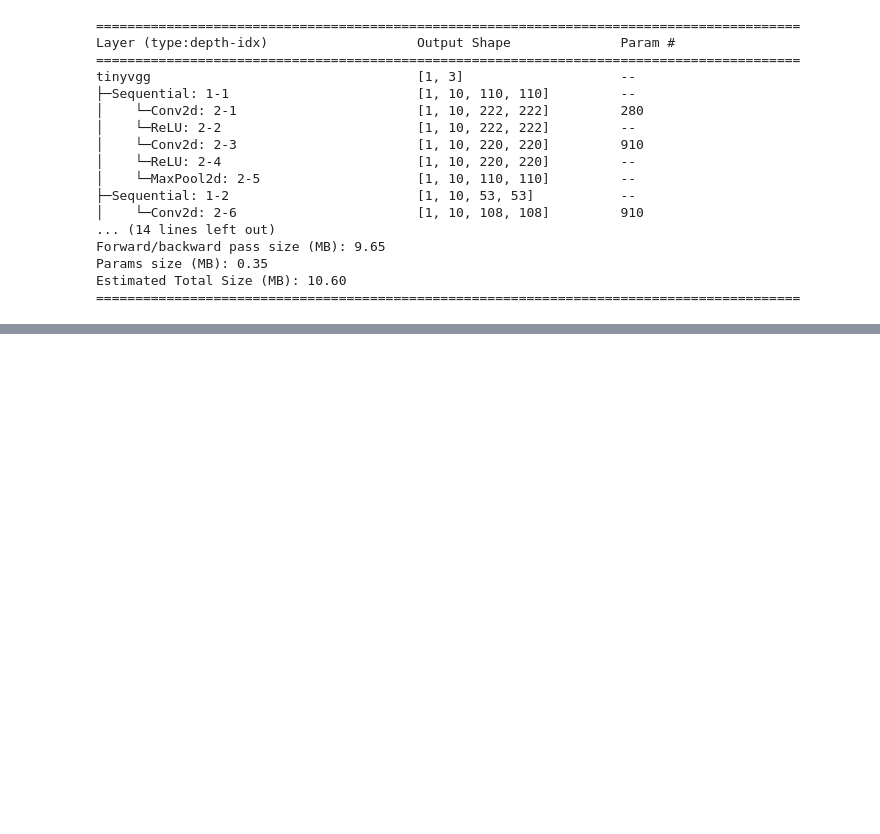
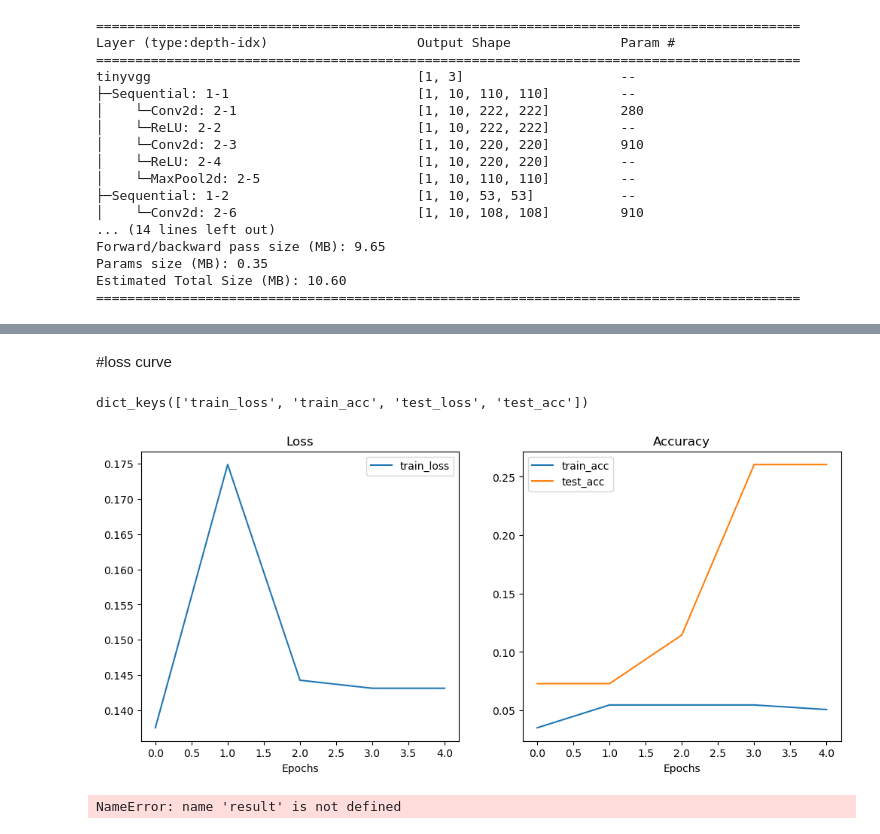
Before and after one commit to Abisheck007/PyTorch_Deeplearning, a Jupyter notebook: Custom_data_implementation/food_vision.ipynb, the cells around one changed output, grey strips where cells are left out. Drawn from its saved outputs; the diff is of its cells as text; code cells hidden in the pictures; blank space fills up the shorter version.

Commit message:
pytorch custom data implemented

```diff
--- a/Custom_data_implementation/food_vision.ipynb
+++ b/Custom_data_implementation/food_vision.ipynb
@@ -603,0 +704,16 @@ Estimated Total Size (MB): 10.60
+# %%
+#training and evaluating the model with our training function
+torch.manual_seed(42)
+torch.cuda.manual_seed(42)
+epochs = 5
+model1 = tinyvgg(input=3,hidden=10,output=len(train_data.classes)).to(device)
+loss_fn = nn.CrossEntropyLoss()
+Optimizer= torch.optim.Adam(params=model1.parameters(),lr=0.001)
+from timeit import default_timer as timer
+start_time=timer()
+
+#train model1
+model1_result = train(model=model1,train_dataloader=train_dataloader_simple,test_dataloader=test_dataloader_simple,
+                      optimizer=Optimizer,loss_fn=loss_fn,epochs=epochs)
+end_timer = timer()
+print(f"total training time: {end_timer-start_time:3f} seconds")
@@ -603,0 +737,44 @@ Estimated Total Size (MB): 10.60
+# %% [markdown]
+#loss curve
+# %%
+model1_result.keys()
+# %% [output]
+dict_keys(['train_loss', 'train_acc', 'test_loss', 'test_acc'])
+# %%
+def plot_loss_curves(results):
+    loss = results["train_loss"]
+    accuracy = results["train_acc"]
+    test_accuracy = results["test_acc"]
+
+    epochs = range(len(loss))  # Make sure this matches the length of your data
+
+    plt.figure(figsize=(12, 5))
+
+    # Plot Loss
+    plt.subplot(1, 2, 1)
+    plt.plot(epochs, loss, label="train_loss")
+    plt.title("Loss")
+    plt.xlabel("Epochs")
+    plt.legend()
+
+    # Plot Accuracy
+    plt.subplot(1, 2, 2)
+    plt.plot(epochs, accuracy, label="train_acc")
+    plt.plot(epochs, test_accuracy, label="test_acc")
+    plt.title("Accuracy")
+    plt.xlabel("Epochs")
+    plt.legend()
+
+    plt.show()
+# %%
+plot_loss_curves(model1_result)
+# %% [output]
+[figure, added]
+# %%
+print(result.keys())
+print(f"train_loss: {results['train_loss']}")
+print(f"test_loss: {results['test_loss']}")
+print(f"train_acc: {results['train_acc']}")
+print(f"test_acc: {results['test_acc']}")
+# %% [output]
+NameError: name 'result' is not defined
```
Also changed, not shown: parts of 13 cells of this notebook.
